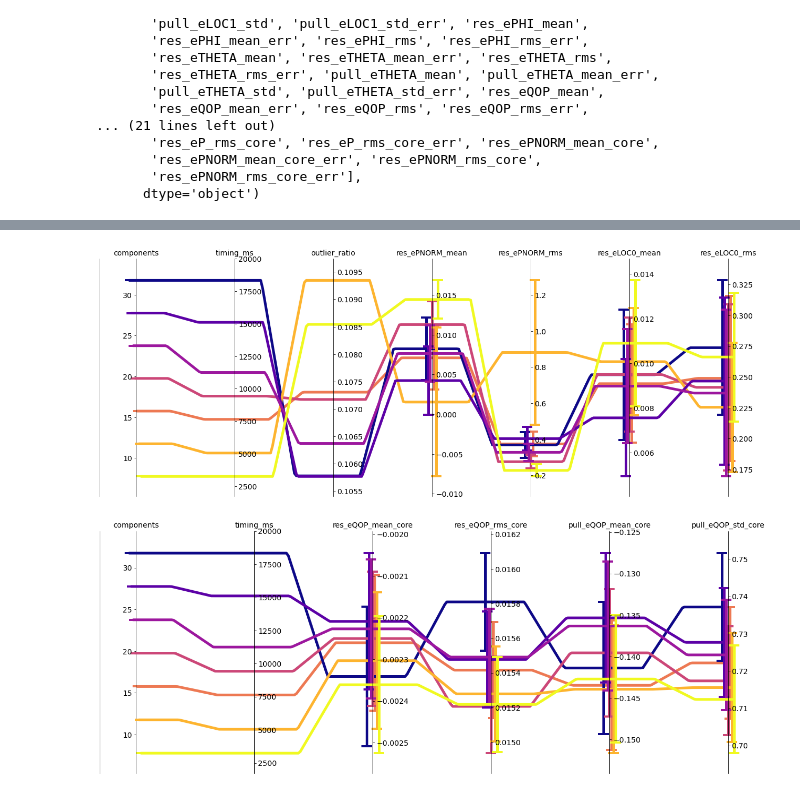
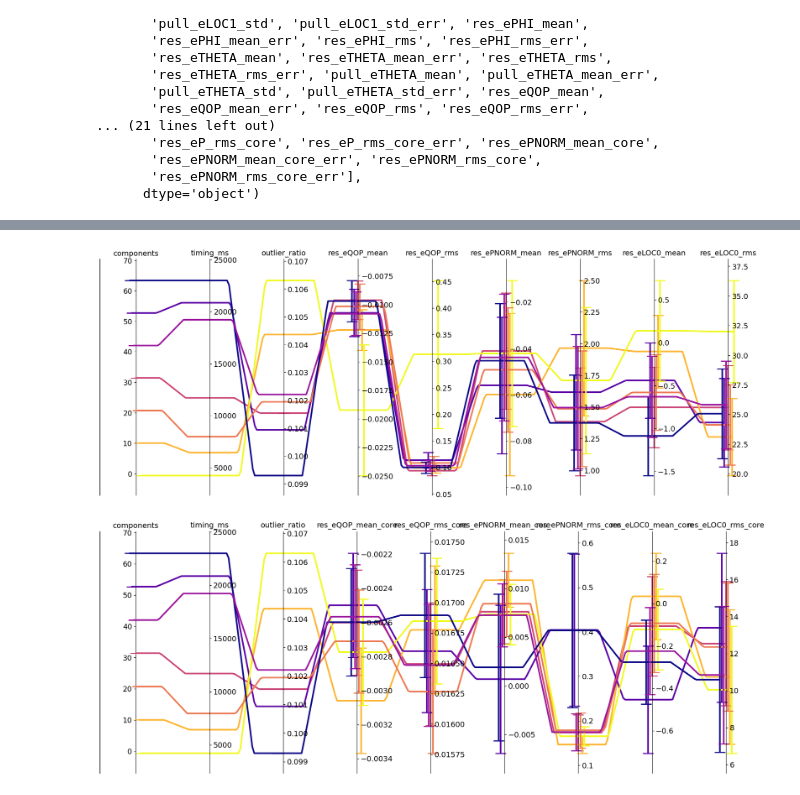
Before and after one commit to benjaminhuth/acts-gsf-scripts, a Jupyter notebook: notebooks/analyse_sweep.ipynb, the cells around one changed output, grey strips where cells are left out. Drawn from its saved outputs; the diff is of its cells as text; code cells hidden in the pictures.

```diff
--- a/notebooks/analyse_sweep.ipynb
+++ b/notebooks/analyse_sweep.ipynb
@@ -171,29 +171,29 @@ from gsfanalysis.parallel_coordinates import parallel_coordinates
 sweep_result_interesting = sweep_result[ (sweep_result["weight_cutoff"] == 1e-4) & (sweep_result["components"] > 4) ]
 sweep_result_interesting = sweep_result_interesting.sort_values(by=["components"], ascending=False)
 # %%
-columns = ["components","timing_ms", "outlier_ratio", "res_ePNORM_mean", "res_ePNORM_rms","res_eLOC0_mean", "res_eLOC0_rms"]
-error_columns = ["res_ePNORM_mean_err", "res_ePNORM_rms_err", "res_eLOC0_mean_err", "res_eLOC0_rms_err"]
+columns = ["components","timing_ms", "outlier_ratio", "res_eQOP_mean", "res_eQOP_rms", "res_ePNORM_mean", "res_ePNORM_rms","res_eLOC0_mean", "res_eLOC0_rms"]
+error_columns = ["res_ePNORM_mean_err", "res_ePNORM_rms_err", "res_eLOC0_mean_err", "res_eLOC0_rms_err", "res_eQOP_mean_err", "res_eQOP_rms_err", ]
 
 fig, ax = parallel_coordinates(
     sweep_result_interesting.loc[:, columns],
-    sweep_result_interesting.loc[:, error_columns],
+    sweep_result_interesting,
     "_err",
     jitter_x=True,
     log_columns=["weight_cutoff"],
-    lw=5,
+    lw=3,
     cmap='plasma'
 )
 # %% [output]
-[figure, old version]
+[figure, new version]
 # %%
 fig, ax = parallel_coordinates(
-    sweep_result_interesting.loc[:, ["components","timing_ms","res_eQOP_mean_core", "res_eQOP_rms_core","pull_eQOP_mean_core", "pull_eQOP_std_core"]],
-    sweep_result_interesting.loc[:, ["res_eQOP_mean_core_err", "res_eQOP_rms_core_err", "pull_eQOP_mean_core_err", "pull_eQOP_std_core_err"]],
+    sweep_result_interesting.loc[:, [c + "_core" if c + "_core" in sweep_result_interesting else c for c in columns]],
+    sweep_result_interesting,
     "_err",
     jitter_x=True,
     log_columns=["weight_cutoff"],
-    lw=5,
+    lw=3,
     cmap='plasma'
 )
 # %% [output]
-[figure, old version]
+[figure, new version]
```
Also changed, not shown: parts of 4 cells of this notebook, 8 other files.
